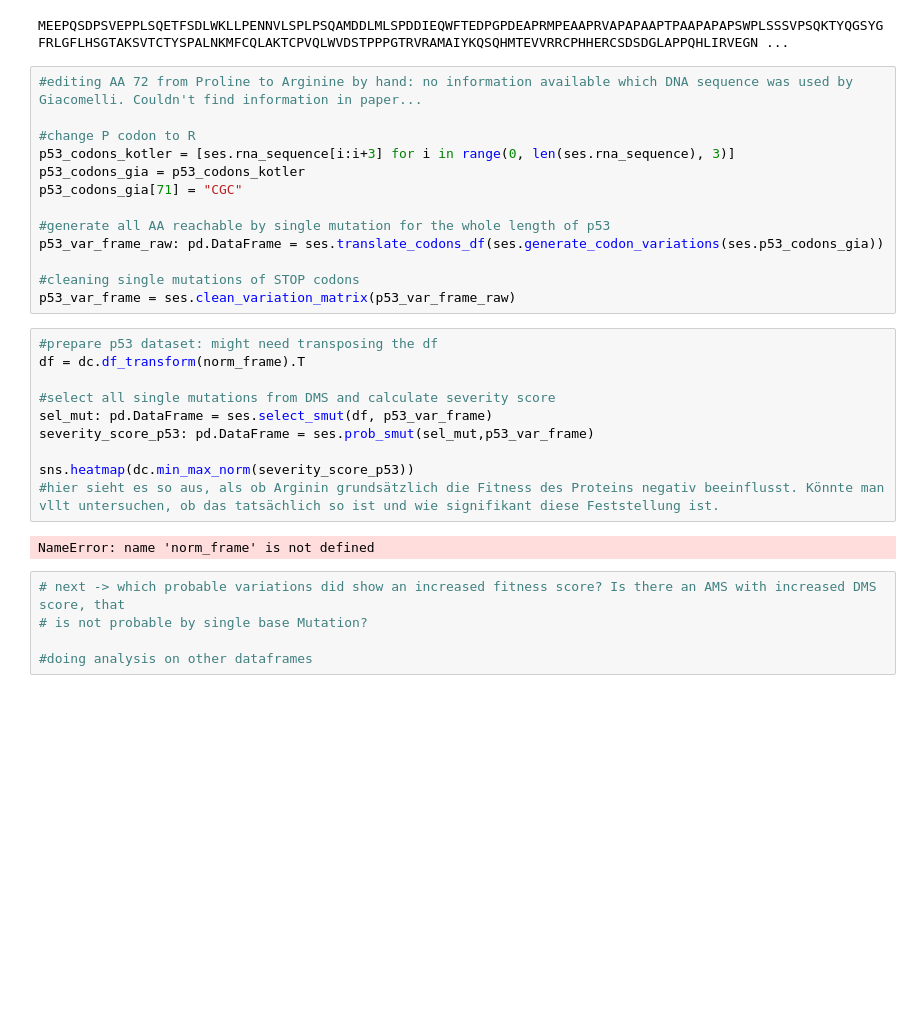
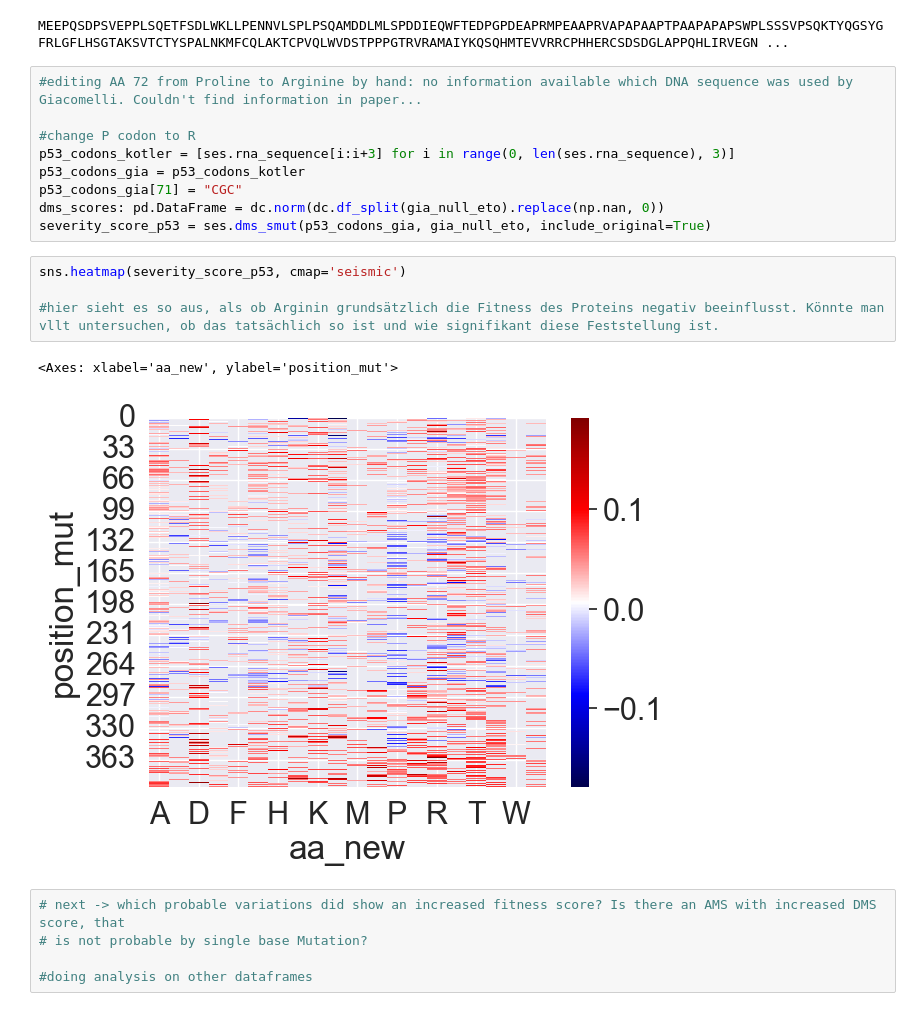
Before and after one commit to datascience-mobi-2023/topic02_team02, a Jupyter notebook: Documentation/P53 - DMS Documentation.ipynb, the cells around one changed output. Cells and saved outputs as stored; diff of their text form; blank space fills up the shorter version.

Commit message:
added comparison of severity scores

```diff
--- a/Documentation/P53 - DMS Documentation.ipynb
+++ b/Documentation/P53 - DMS Documentation.ipynb
@@ -181,24 +210,15 @@ MEEPQSDPSVEPPLSQETFSDLWKLLPENNVLSPLPSQAMDDLMLSPDDIEQWFTEDPGPDEAPRMPEAAPRVAPAPAAP
 p53_codons_kotler = [ses.rna_sequence[i:i+3] for i in range(0, len(ses.rna_sequence), 3)]
 p53_codons_gia = p53_codons_kotler
 p53_codons_gia[71] = "CGC"
-
-#generate all AA reachable by single mutation for the whole length of p53
-p53_var_frame_raw: pd.DataFrame = ses.translate_codons_df(ses.generate_codon_variations(ses.p53_codons_gia))
-
-#cleaning single mutations of STOP codons
-p53_var_frame = ses.clean_variation_matrix(p53_var_frame_raw)
+dms_scores: pd.DataFrame = dc.norm(dc.df_split(gia_null_eto).replace(np.nan, 0))
+severity_score_p53 = ses.dms_smut(p53_codons_gia, gia_null_eto, include_original=True)
 # %%
-#prepare p53 dataset: might need transposing the df
-df = dc.df_transform(norm_frame).T
+sns.heatmap(severity_score_p53, cmap='seismic')
 
-#select all single mutations from DMS and calculate severity score
-sel_mut: pd.DataFrame = ses.select_smut(df, p53_var_frame)
-severity_score_p53: pd.DataFrame = ses.prob_smut(sel_mut,p53_var_frame)
-
-sns.heatmap(dc.min_max_norm(severity_score_p53))
 #hier sieht es so aus, als ob Arginin grundsätzlich die Fitness des Proteins negativ beeinflusst. Könnte man vllt untersuchen, ob das tatsächlich so ist und wie signifikant diese Feststellung ist.
 # %% [output]
-NameError: name 'norm_frame' is not defined
+<Axes: xlabel='aa_new', ylabel='position_mut'>
+[figure, added]
 # %%
 # next -> which probable variations did show an increased fitness score? Is there an AMS with increased DMS score, that
 # is not probable by single base Mutation?
```
Also changed, not shown: parts of 8 cells of this notebook, 3 other files.
